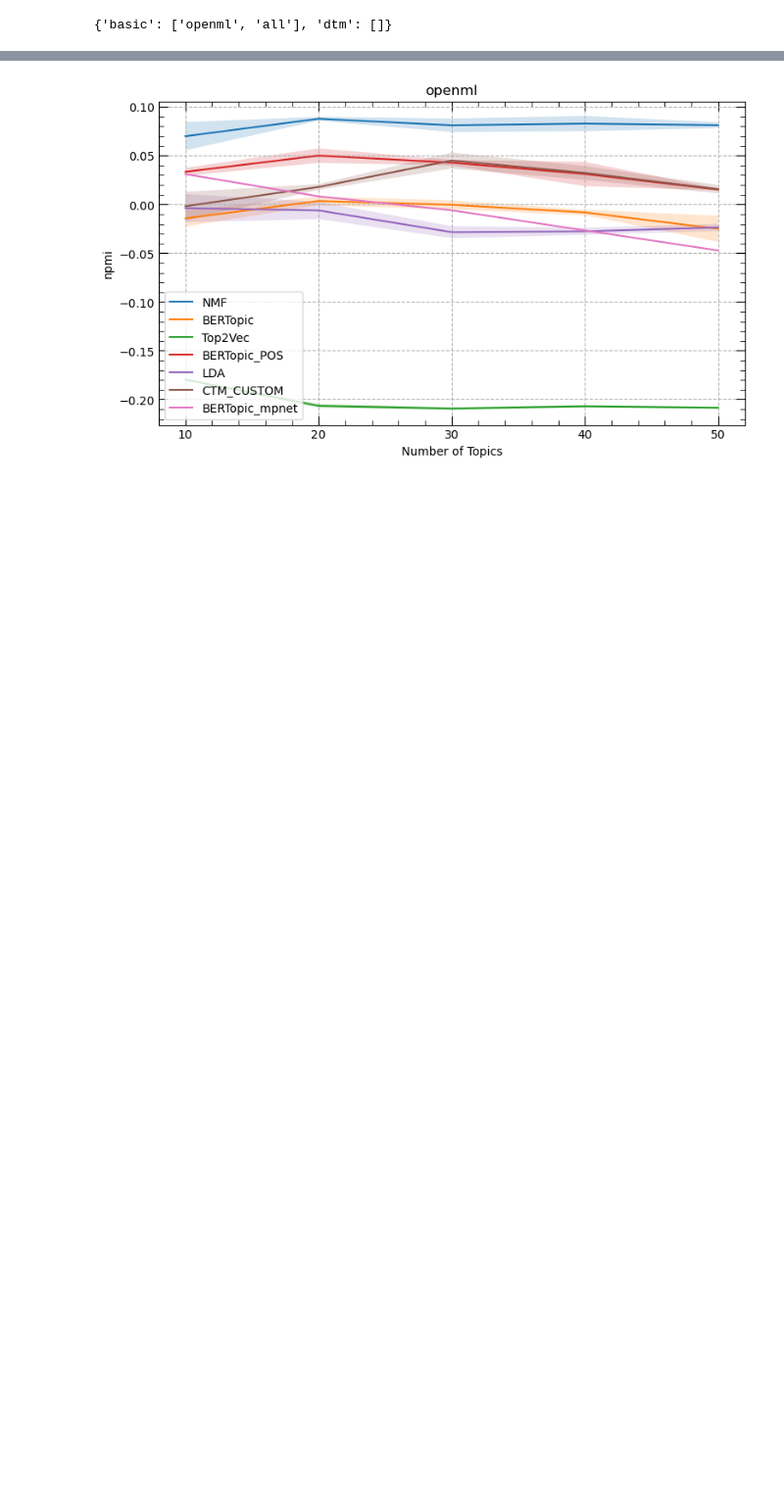
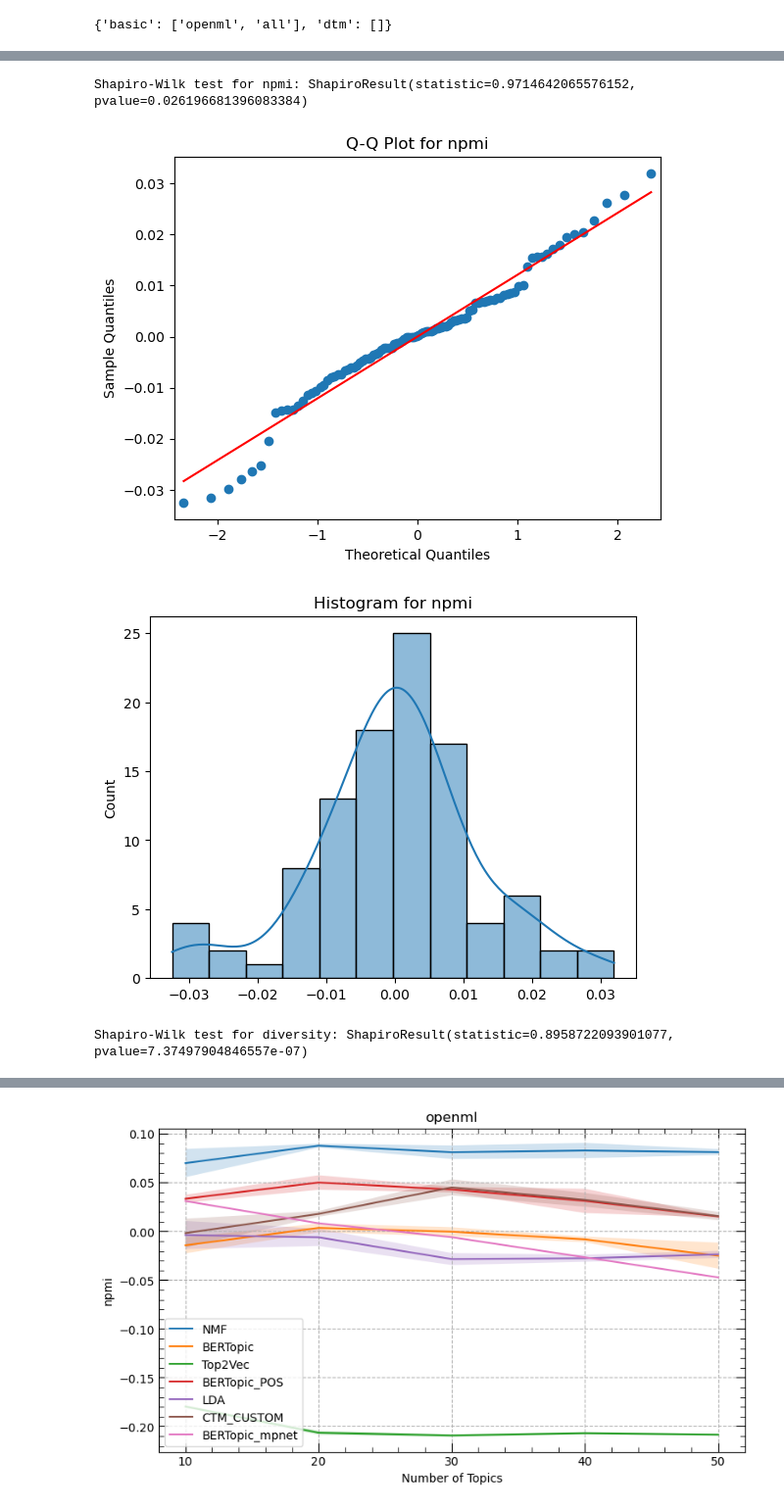
Before and after one commit to ivangermanov/openml-tags, a Jupyter notebook: notebooks/evaluation/results.ipynb, the cells around one changed output, grey strips where cells are left out. Shown at 98% size. Saved outputs shown, nothing was run; the diff lists cells and outputs as text; code cells hidden in the pictures; blank space fills up the shorter version.

```diff
--- a/notebooks/evaluation/results.ipynb
+++ b/notebooks/evaluation/results.ipynb
@@ -42,0 +132,41 @@ results.get_data("openml", aggregated=True)
+# %%
+# Model and residuals for npmi
+model_npmi = sm.formula.ols('npmi ~ C(Model) * C(nr_topics)', data=df).fit()
+residuals_npmi = model_npmi.resid
+
+# Shapiro-Wilk test for npmi
+shapiro_test_npmi = stats.shapiro(residuals_npmi)
+print(f"Shapiro-Wilk test for npmi: {shapiro_test_npmi}")
+
+# Q-Q plot for npmi
+sm.qqplot(residuals_npmi, line='s')
+plt.title("Q-Q Plot for npmi")
+plt.show()
+
+# Histogram for npmi
+sns.histplot(residuals_npmi, kde=True)
+plt.title("Histogram for npmi")
+plt.show()
+
+# Model and residuals for diversity
+model_diversity = sm.formula.ols('diversity ~ C(Model) * C(nr_topics)', data=df).fit()
+residuals_diversity = model_diversity.resid
+
+# Shapiro-Wilk test for diversity
+shapiro_test_diversity = stats.shapiro(residuals_diversity)
+print(f"Shapiro-Wilk test for diversity: {shapiro_test_diversity}")
+
+# Q-Q plot for diversity
+sm.qqplot(residuals_diversity, line='s')
+plt.title("Q-Q Plot for diversity")
+plt.show()
+
+# Histogram for diversity
+sns.histplot(residuals_diversity, kde=True)
+plt.title("Histogram for diversity")
+plt.show()
+# %% [output]
+Shapiro-Wilk test for npmi: ShapiroResult(statistic=0.9714642065576152, pvalue=0.026196681396083384)
+[figure, added]
+[figure, added]
+Shapiro-Wilk test for diversity: ShapiroResult(statistic=0.8958722093901077, pvalue=7.37497904846557e-07)
```
Also changed, not shown: parts of 11 cells of this notebook, 28 other files.
